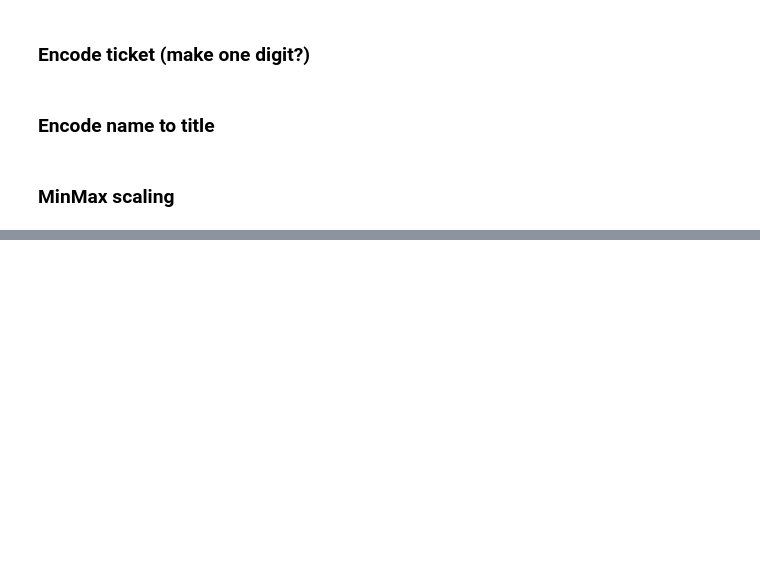
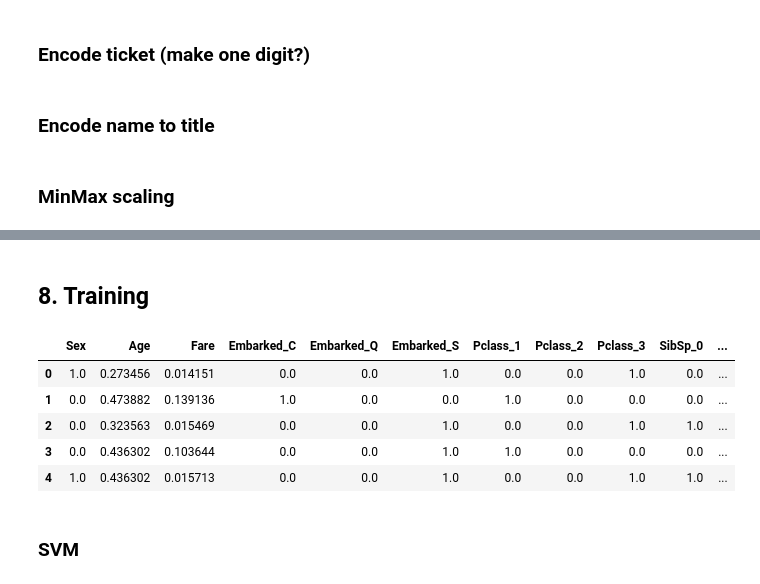
Before and after one commit to GlaIZier/titanic-prediction, a Jupyter notebook: notebooks/approach2.ipynb, the cells around one changed output, grey strips where cells are left out. Drawn from its saved outputs; the diff is of its cells as text; code cells hidden in the pictures; blank space fills up the shorter version.

Commit message:
approach2 has been updated

```diff
--- a/notebooks/approach2.ipynb
+++ b/notebooks/approach2.ipynb
@@ -23,7 +23,6 @@ args.raw_train = pd.read_csv("../data/train.csv")
 args.raw_test = pd.read_csv("../data/test.csv")
 args.train_border_index = 891
 args.val_border_index = 265
-args.baseline_solution_filename = 'titanic-approach2-baseline.csv'
 # %%
 print(args.raw_train.describe())
 print(args.raw_train.shape)
@@ -588,0 +584,27 @@ comb
+# %% [markdown]
+## 8. Training
+# %%
+args.train = comb[:args.train_border_index]
+x_train_full = args.train.drop('Survived', axis=1)
+y_train_full = args.train['Survived']
+x_train = args.train[args.val_border_index:].drop('Survived', axis=1)
+y_train = args.train[args.val_border_index:]['Survived']
+x_val = args.train[:args.val_border_index].drop('Survived', axis=1)
+y_val = args.train[:args.val_border_index]['Survived']
+
+args.test = comb[args.train_border_index:].reset_index(drop=True)
+args.test.drop('Survived', axis=1, inplace=True, errors = 'ignore')
+y_test = args.test
+
+splits = 5
+
+x_train_full.head()
+# %% [output]
+|  | Sex | Age | Fare | Embarked_C | Embarked_Q | Embarked_S | Pclass_1 | Pclass_2 | Pclass_3 | SibSp_0 | ... |
+| 0 | 1.0 | 0.273456 | 0.014151 | 0.0 | 0.0 | 1.0 | 0.0 | 0.0 | 1.0 | 0.0 | ... |
+| 1 | 0.0 | 0.473882 | 0.139136 | 1.0 | 0.0 | 0.0 | 1.0 | 0.0 | 0.0 | 0.0 | ... |
+| 2 | 0.0 | 0.323563 | 0.015469 | 0.0 | 0.0 | 1.0 | 0.0 | 0.0 | 1.0 | 1.0 | ... |
+| 3 | 0.0 | 0.436302 | 0.103644 | 0.0 | 0.0 | 1.0 | 1.0 | 0.0 | 0.0 | 0.0 | ... |
+| 4 | 1.0 | 0.436302 | 0.015713 | 0.0 | 0.0 | 1.0 | 0.0 | 0.0 | 1.0 | 1.0 | ... |
+# %% [markdown]
+### SVM
```
Also changed, not shown: parts of 9 cells of this notebook.
